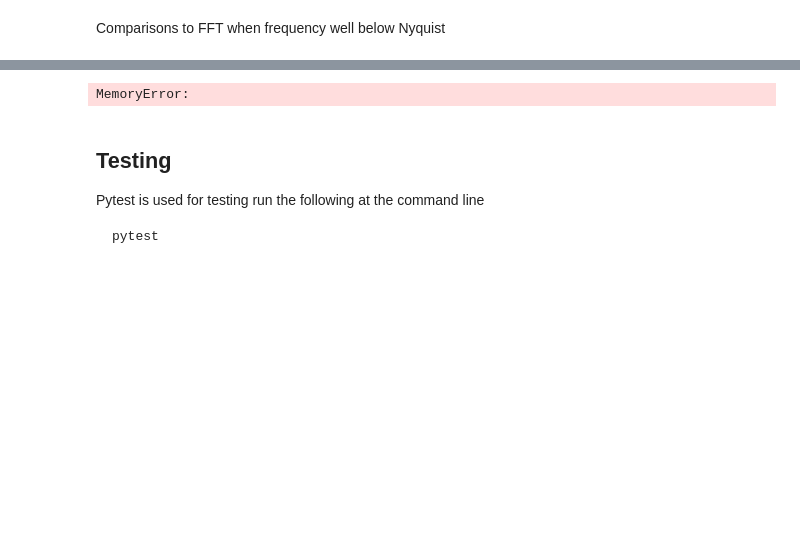
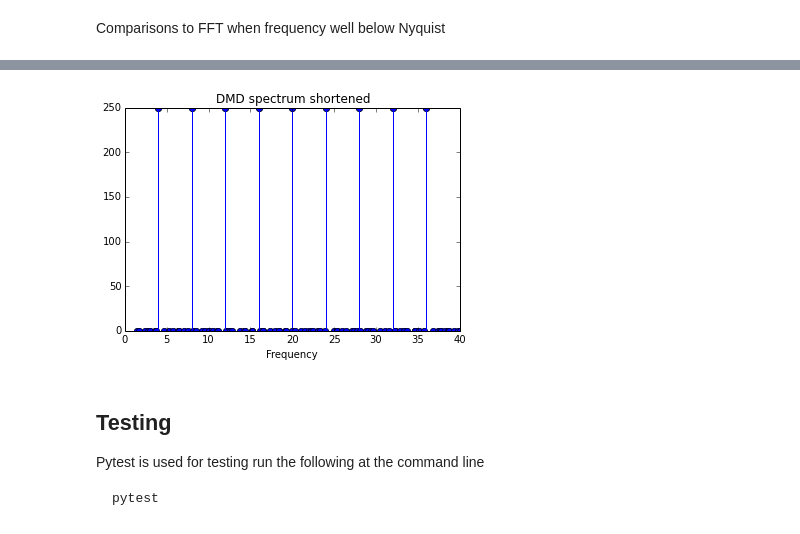
Before and after one commit to kdmarrett/dmd, a Jupyter notebook: readme.ipynb, the cells around one changed output, grey strips where cells are left out. Drawn from its saved outputs; the diff is of its cells as text; code cells hidden in the pictures; blank space fills up the shorter version.

```diff
--- a/readme.ipynb
+++ b/readme.ipynb
@@ -48,26 +46,20 @@ freq, P = fftPlot(X, dt, freq_max)
 # %%
 stack_factor = 2*len(freqs)
 kwargs = {'dt':dt,
     'scale_modes':True}
 dmd = DMD(**kwargs)
 dmd.fit(X)
-f, P = dmd.spectrum(sort=True)
+f, P = dmd.spectrum(sort='frequencies')
+
+idx = in_range(f, (1,freq_max))
 plt.figure()
-plt.stem(f, P)
-plt.title('DMD spectrum')
-plt.xlabel('Frequency')
-plt.show()
-plt.close()
-
-idx = inRange(f, (1,freq_max))
-plt.figure()
-plt.stem(f[idx], P[idx])
+plt.stem([f[i] for i in idx], [P[i] for i in idx])
 plt.title('DMD spectrum shortened')
 plt.xlabel('Frequency')
 plt.show()
 plt.close()
 # %% [output]
-MemoryError:
+[figure, added]
 # %% [markdown]
 ## Testing
 
```
Also changed, not shown: parts of 4 cells of this notebook, 8 other files.
